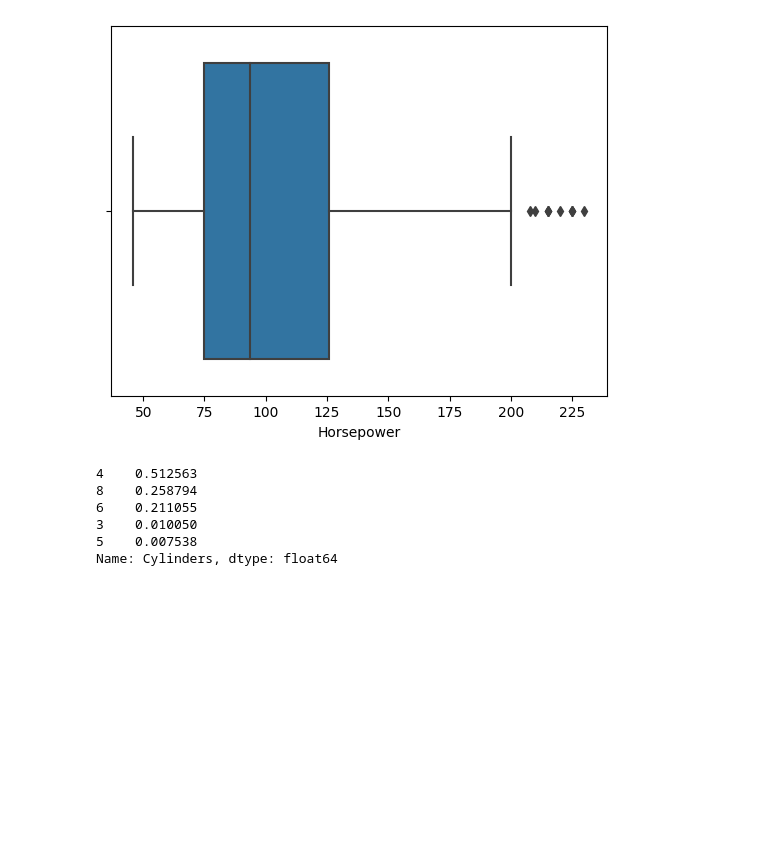
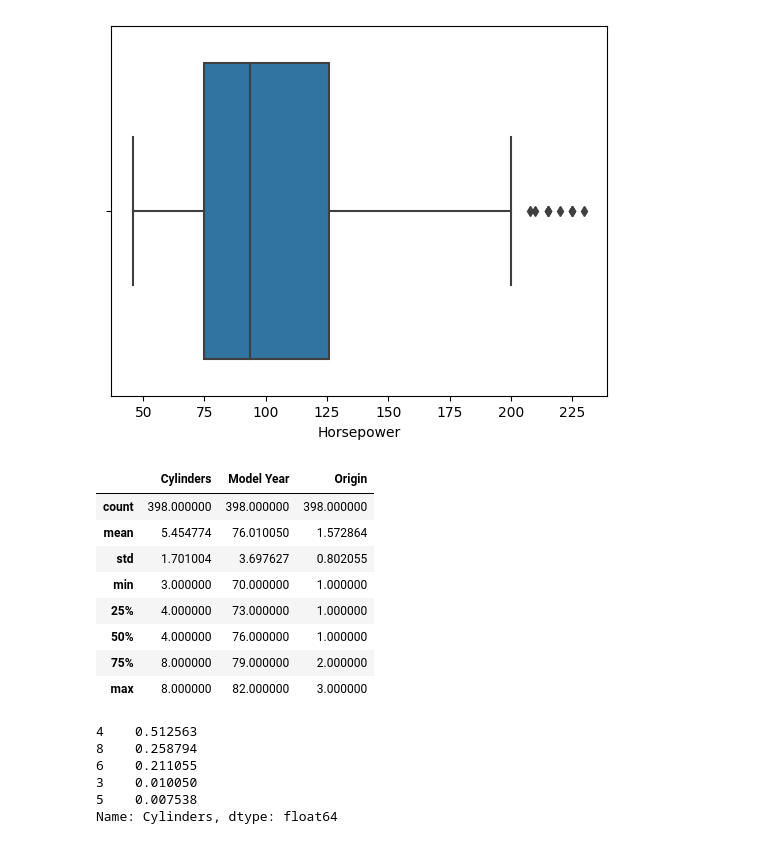
Before and after one commit to waheb-1988/machine_learning_pipeline, a Jupyter notebook: code/models/eda_num.ipynb, the cells around one changed output. Saved outputs shown, nothing was run; the diff lists cells and outputs as text; code cells hidden in the pictures; blank space fills up the shorter version.

```diff
--- a/code/models/eda_num.ipynb
+++ b/code/models/eda_num.ipynb
@@ -104,6 +237,18 @@ sns.boxplot(x=data['Horsepower'])
 # %% [output]
 <AxesSubplot:xlabel='Horsepower'>
 [figure]
+# %%
+data.describe(include='integer')
+# %% [output]
+|  | Cylinders | Model Year | Origin |
+| count | 398.000000 | 398.000000 | 398.000000 |
+| mean | 5.454774 | 76.010050 | 1.572864 |
+| std | 1.701004 | 3.697627 | 0.802055 |
+| min | 3.000000 | 70.000000 | 1.000000 |
+| 25% | 4.000000 | 73.000000 | 1.000000 |
+| 50% | 4.000000 | 76.000000 | 1.000000 |
+| 75% | 8.000000 | 79.000000 | 2.000000 |
+| max | 8.000000 | 82.000000 | 3.000000 |
 # %%
 ##category distribution
 data["Cylinders"].value_counts() / len(data)
```
Also changed, not shown: parts of 17 cells of this notebook, 5 other files.
